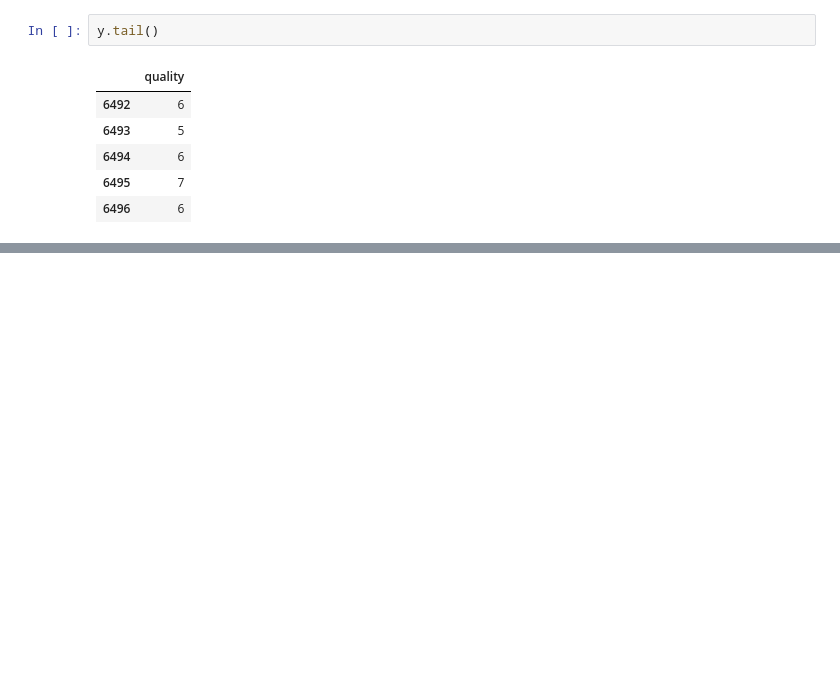
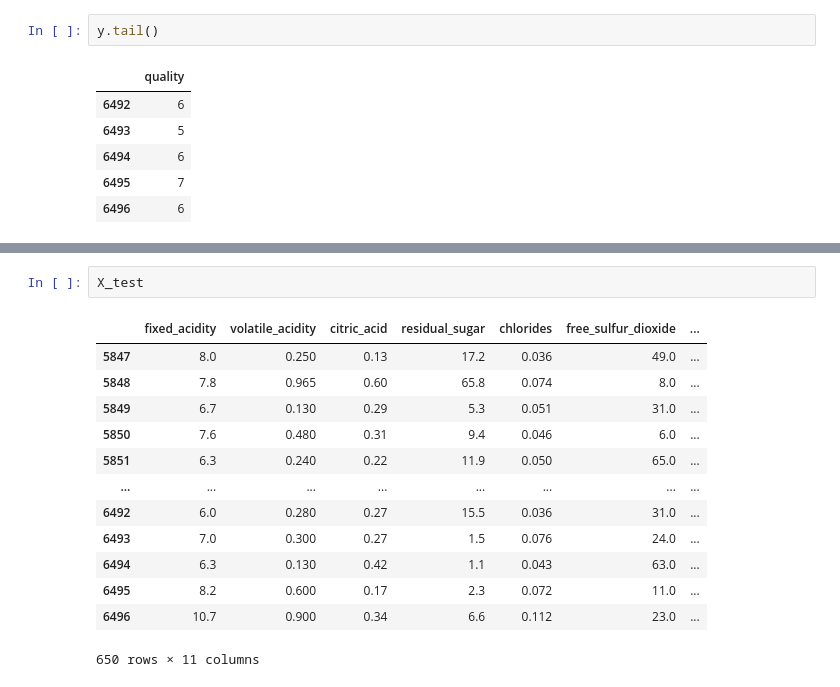
Before and after one commit to expeditow/machine-learning-study, a Jupyter notebook: regres-linear-grad.ipynb, the cells around one changed output, grey strips where cells are left out. Cells and saved outputs as stored; diff of their text form; blank space fills up the shorter version.

```diff
--- a/regres-linear-grad.ipynb
+++ b/regres-linear-grad.ipynb
@@ -270,0 +327,16 @@ y_test = parte10['quality'].copy()
+# %%
+X_test
+# %% [output]
+|  | fixed_acidity | volatile_acidity | citric_acid | residual_sugar | chlorides | free_sulfur_dioxide | ... |
+| 5847 | 8.0 | 0.250 | 0.13 | 17.2 | 0.036 | 49.0 | ... |
+| 5848 | 7.8 | 0.965 | 0.60 | 65.8 | 0.074 | 8.0 | ... |
+| 5849 | 6.7 | 0.130 | 0.29 | 5.3 | 0.051 | 31.0 | ... |
+| 5850 | 7.6 | 0.480 | 0.31 | 9.4 | 0.046 | 6.0 | ... |
+| 5851 | 6.3 | 0.240 | 0.22 | 11.9 | 0.050 | 65.0 | ... |
+| ... | ... | ... | ... | ... | ... | ... | ... |
+| 6492 | 6.0 | 0.280 | 0.27 | 15.5 | 0.036 | 31.0 | ... |
+| 6493 | 7.0 | 0.300 | 0.27 | 1.5 | 0.076 | 24.0 | ... |
+| 6494 | 6.3 | 0.130 | 0.42 | 1.1 | 0.043 | 63.0 | ... |
+| 6495 | 8.2 | 0.600 | 0.17 | 2.3 | 0.072 | 11.0 | ... |
+| 6496 | 10.7 | 0.900 | 0.34 | 6.6 | 0.112 | 23.0 | ... |
+650 rows × 11 columns
```
Also changed, not shown: parts of 12 cells of this notebook.
